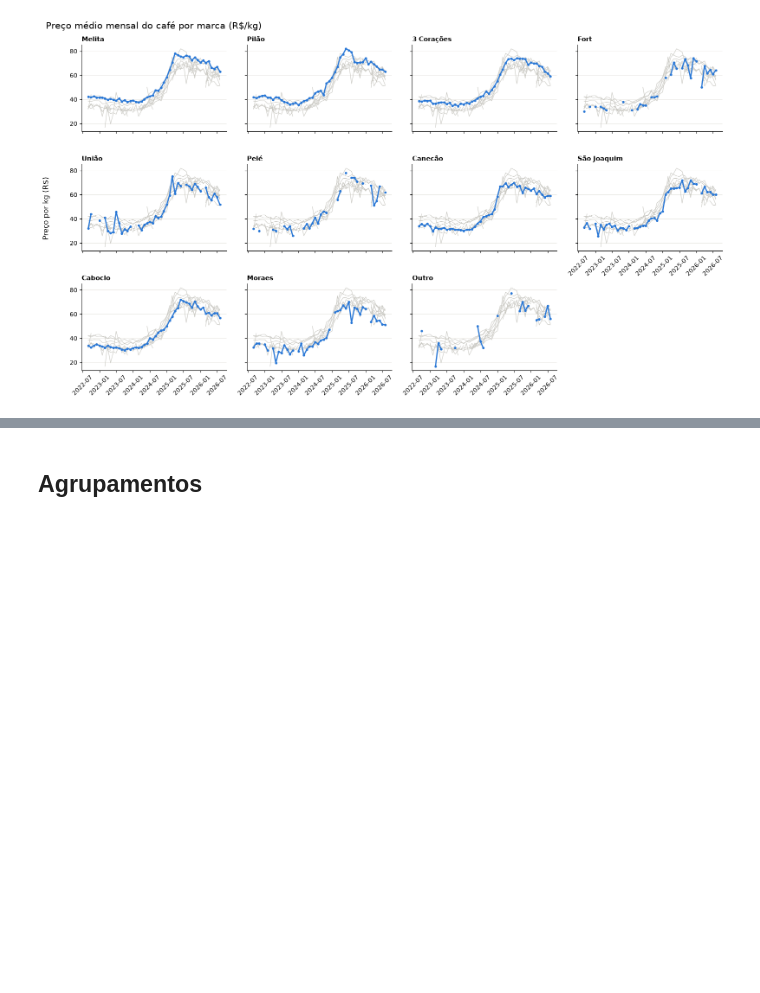
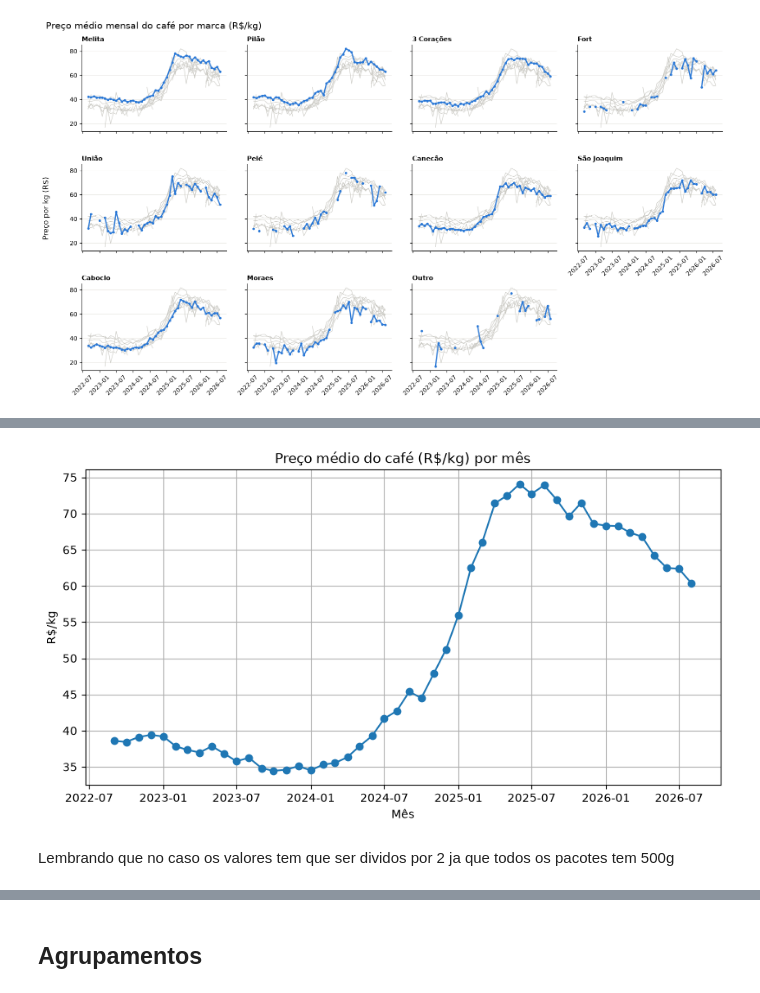
Before and after one commit to Teus-Andrezana/dados_cesta_basica, a Jupyter notebook: notebooks/cesta_basica.ipynb, the cells around one changed output, grey strips where cells are left out. Saved outputs shown, nothing was run; the diff lists cells and outputs as text; code cells hidden in the pictures; blank space fills up the shorter version.

Commit message:
- Adicionei a análise do café - Corrigi o rótulo do eixo de preço no gráfico com a Conab pra R$/500g

```diff
--- a/notebooks/cesta_basica.ipynb
+++ b/notebooks/cesta_basica.ipynb
@@ -306,0 +299,6 @@ plt.show()
+# %%
+cafe = df[df["Produto"] == "Café"]
+cafe.columns = df.columns.str.lower().str.strip()
+cafe.marca = cafe.marca.str.strip()
+cafe.marca = cafe.marca.str.lower()
+cafe['data_coleta'] = pd.to_datetime(cafe['data_coleta'])
@@ -306,0 +381,5 @@ plt.show()
+# %%
+cafe = cafe[cafe["marca"] != "São Joaquim "]
+cafe = cafe[cafe["marca"] != "nescafé"]
+cafe = cafe[cafe["marca"] != "são"]
+print(cafe["marca"].value_counts())
@@ -306,0 +415,4 @@ plt.show()
+# %%
+top_5 = ['3 corações',"melita","pilão","caboclo","canecão"]
+cafe = cafe[cafe["marca"].isin(top_5)]
+cafe.marca.value_counts()
@@ -306,0 +427,3 @@ plt.show()
+# %%
+mensal = cafe.groupby("mes_ano_data")["ppk"].mean()
+print(mensal.describe())
@@ -306,0 +440,11 @@ plt.show()
+# %%
+plt.figure(figsize=(10, 5))
+plt.plot(mensal.index, mensal.values, marker="o")
+plt.title("Preço médio do café (R$/kg) por mês")
+plt.xlabel("Mês")
+plt.ylabel("R$/kg")
+plt.grid(True)
+# %% [output]
+[figure, added]
+# %% [markdown]
+Lembrando que no caso os valores tem que ser dividos por 2 ja que todos os pacotes tem 500g
```
Also changed, not shown: parts of 37 cells of this notebook, 2 other files.
